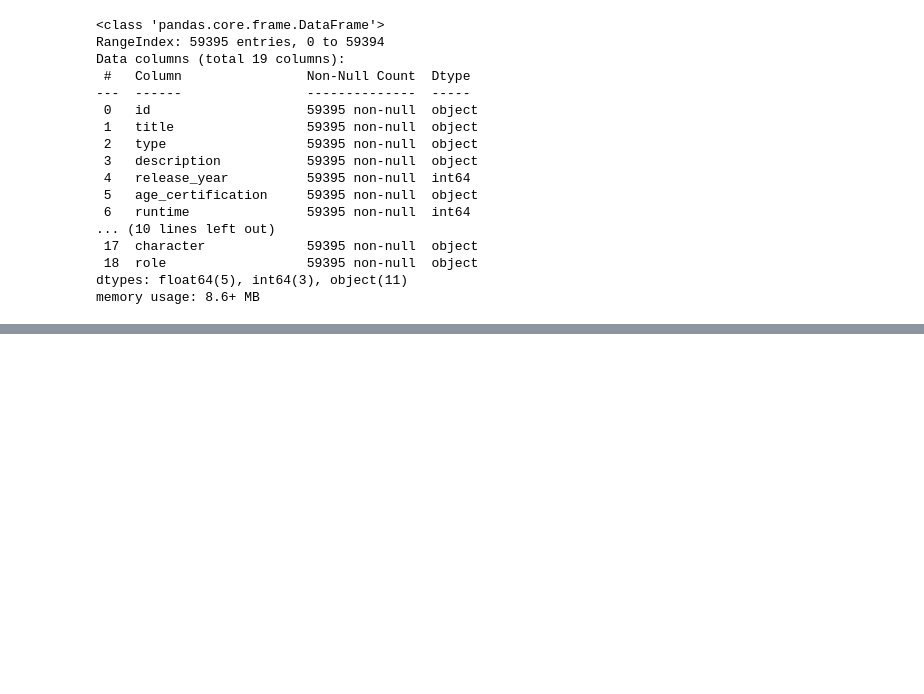
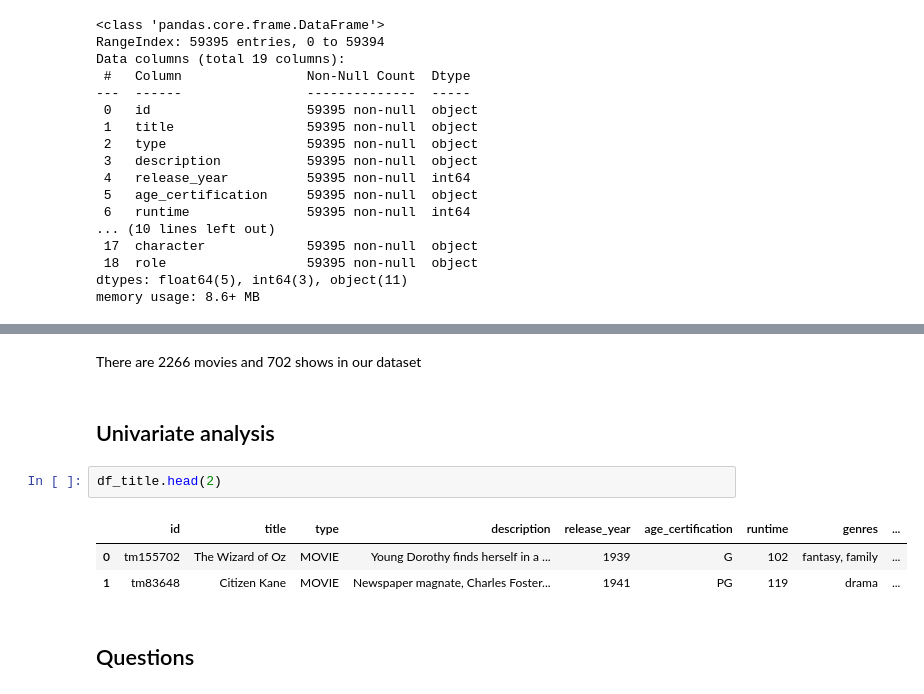
Before and after one commit to Imani-hub-pixel/Data-analysis-Python-, a Jupyter notebook: EDA and Feature Engineering projects/HBO Max TV Shows and movies/HBOmax.ipynb, the cells around one changed output, grey strips where cells are left out. Cells and saved outputs as stored; diff of their text form; blank space fills up the shorter version.

```diff
--- a/EDA and Feature Engineering projects/HBO Max TV Shows and movies/HBOmax.ipynb
+++ b/EDA and Feature Engineering projects/HBO Max TV Shows and movies/HBOmax.ipynb
@@ -424,0 +447,12 @@ memory usage: 8.6+ MB
+# %% [markdown]
+There are 2266 movies and 702 shows in our dataset
+# %% [markdown]
+## Univariate analysis
+# %%
+df_title.head(2)
+# %% [output]
+|  | id | title | type | description | release_year | age_certification | runtime | genres | ... |
+| 0 | tm155702 | The Wizard of Oz | MOVIE | Young Dorothy finds herself in a ... | 1939 | G | 102 | fantasy, family | ... |
+| 1 | tm83648 | Citizen Kane | MOVIE | Newspaper magnate, Charles Foster... | 1941 | PG | 119 | drama | ... |
+# %% [markdown]
+## Questions
```
Also changed, not shown: parts of 5 cells of this notebook.
